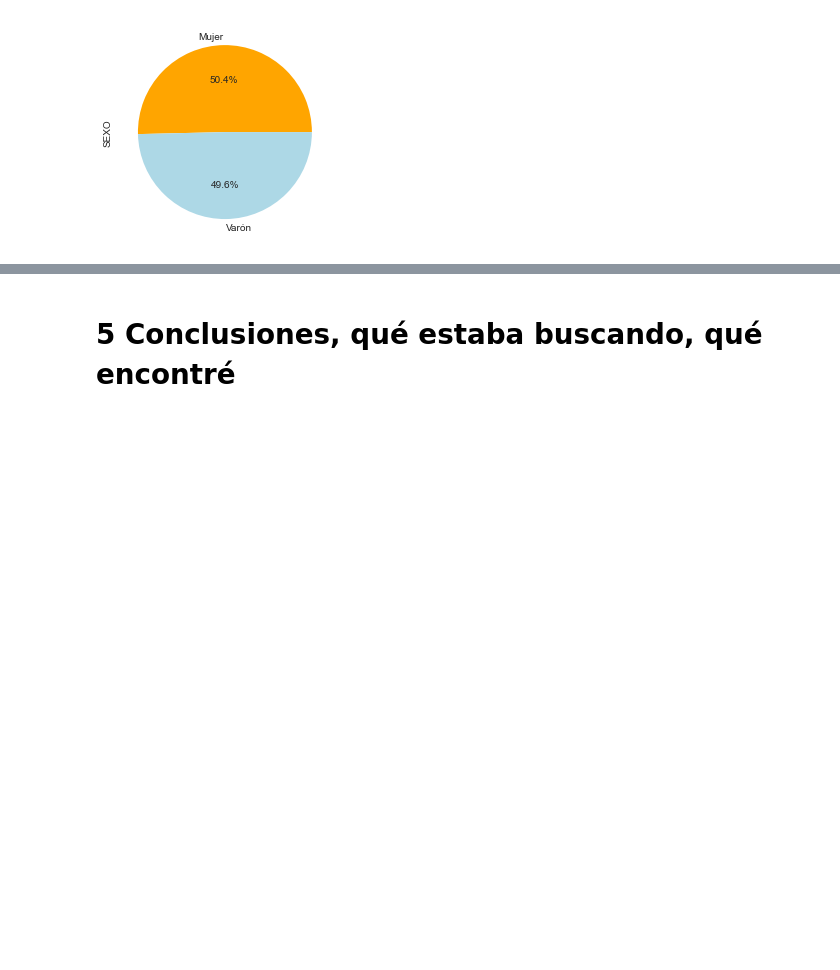
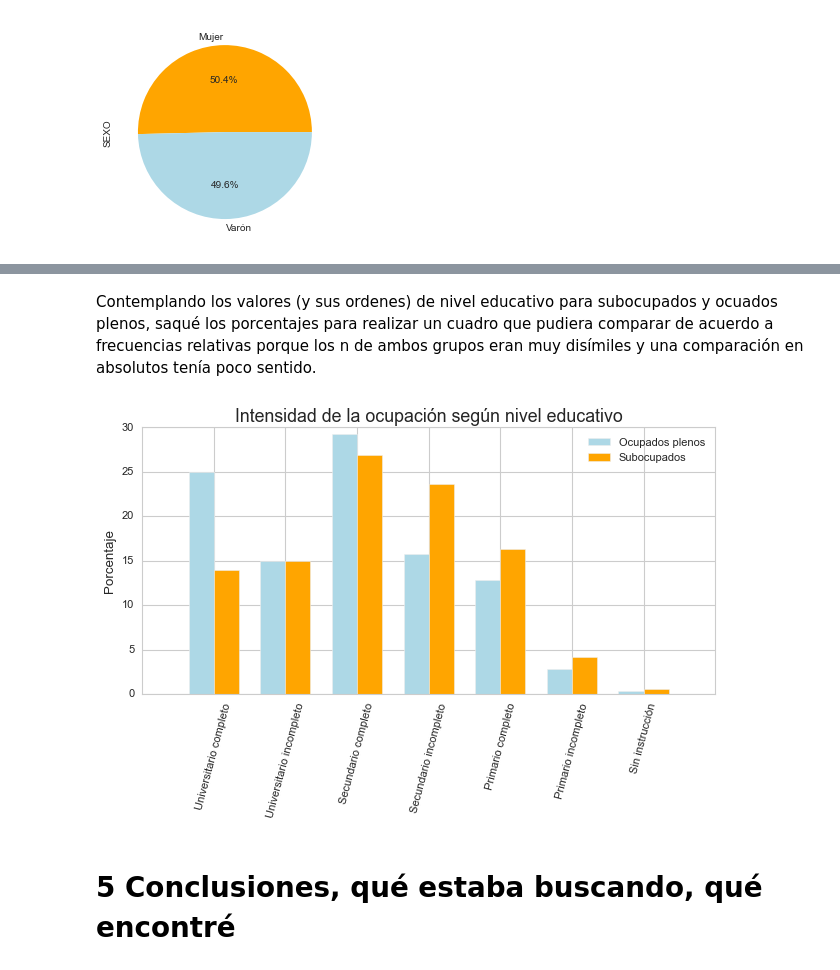
Before and after one commit to VioleCP/EPH-subocupacion, a Jupyter notebook: Subocupación Argentina.ipynb, the cells around one changed output, grey strips where cells are left out. Cells and saved outputs as stored; diff of their text form; code cells hidden in the pictures; blank space fills up the shorter version.

```diff
--- a/Subocupación Argentina.ipynb
+++ b/Subocupación Argentina.ipynb
@@ -562,3 +627,31 @@ ax2.pie(sexoo, colors= ["orange","lightblue"], autopct='%1.1f%%');
+# %% [markdown]
+Contemplando los valores (y sus ordenes) de nivel educativo para subocupados y ocuados plenos, saqué los porcentajes para realizar un cuadro que pudiera comparar de acuerdo a frecuencias relativas porque los n de ambos grupos eran muy disímiles y una comparación en absolutos tenía poco sentido.
+# %%
+#Cuadro comparando nivel educativo entre subocupados y ocupados plenos en porcentajes.
+labels = ['Universitario completo', 'Universitario incompleto', 'Secundario completo', 'Secundario incompleto', 'Primario completo', "Primario incompleto", "Sin instrucción"]
+ocupadop = [25.0, 15.0, 29.2, 15.7, 12.8, 2.8, 0.3]
+subo= [13.9, 15.0, 26.9, 23.6, 16.3, 4.2, 0.6]
+
+x = np.arange(len(labels))
+width = 0.35
+
+fig, ax = plt.subplots()
+rects1 = ax.bar(x - width/2, ocupadop, width, label='Ocupados plenos', color="lightblue")
+rects2 = ax.bar(x + width/2, subo, width, label='Subocupados', color="orange")
+
+# Add some text for labels, title and custom x-axis tick labels, etc.
+ax.set_ylabel('Porcentaje')
+ax.set_title('Intensidad de la ocupación según nivel educativo')
+ax.set_xticks(x)
+ax.set_xticklabels(labels)
+ax.legend()
+
+plt.xticks(rotation=75)
+fig.tight_layout()
+
+plt.show()
+# %% [output]
+[figure, added]
 # %% [markdown]
 # 5 Conclusiones, qué estaba buscando, qué encontré
 # %% [markdown]
```
Also changed, not shown: parts of 10 cells of this notebook, 1 other file.
